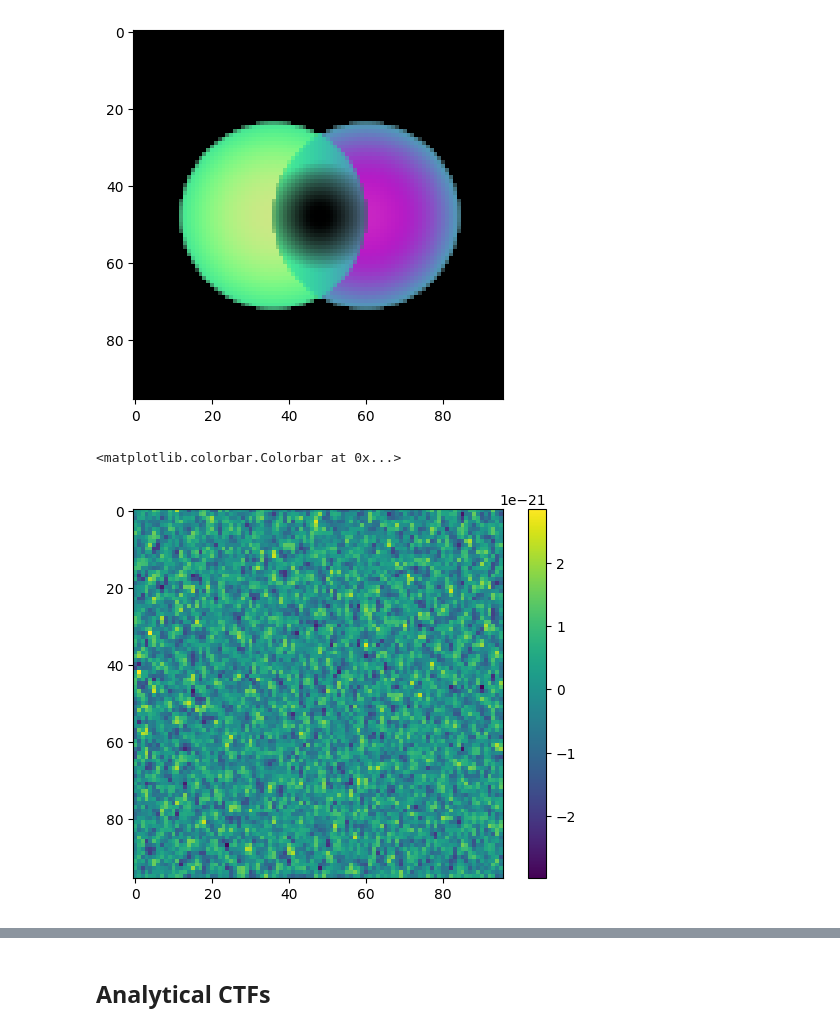
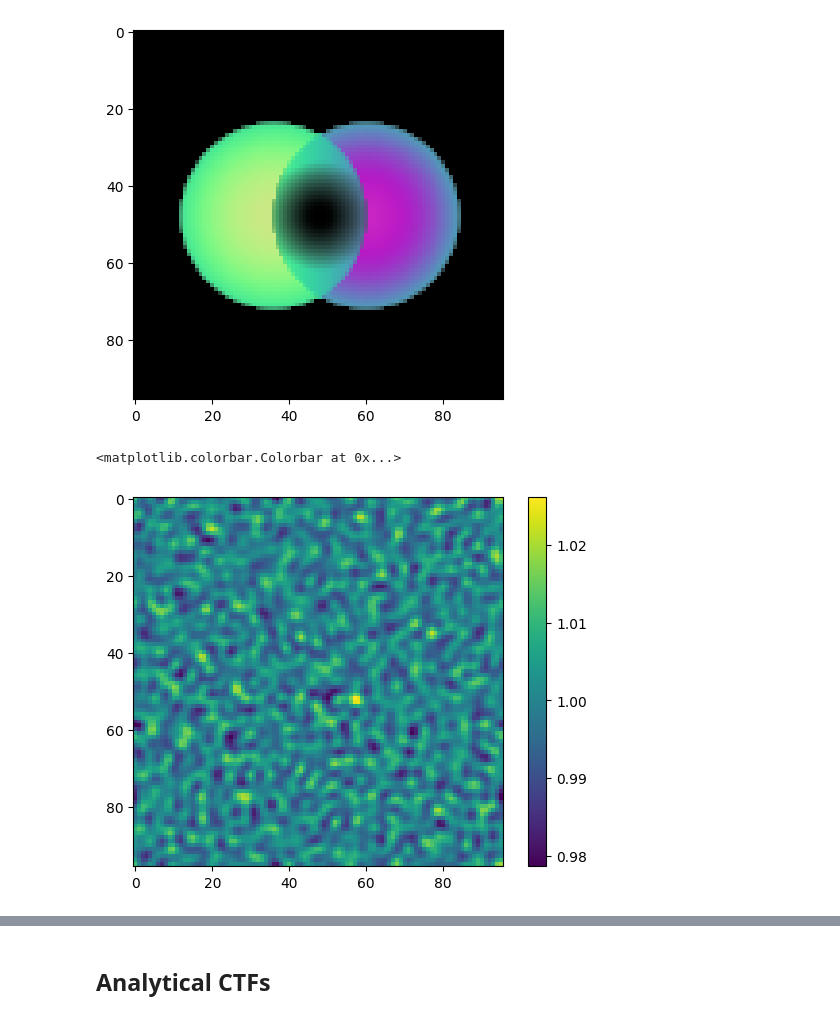
Before and after one commit to msa-em/stem-transfer-of-information, a Jupyter notebook: notebooks/icom-ssnr.ipynb, the cells around one changed output, grey strips where cells are left out. Saved outputs shown, nothing was run; the diff lists cells and outputs as text; code cells hidden in the pictures.

```diff
--- a/notebooks/icom-ssnr.ipynb
+++ b/notebooks/icom-ssnr.ipynb
@@ -358,11 +495,11 @@ plt.imshow(
 [figure]
 # %%
 plt.imshow(
-    np.fft.ifft2(np.fft.fft2(vbfs[100]) * weights[100].conj()).real
+    vbfs[100]
 )
 plt.colorbar()
 # %% [output]
 <matplotlib.colorbar.Colorbar at 0x...>
-[figure, old version]
+[figure, new version]
 # %%
 plt.imshow(
```
Also changed, not shown: parts of 25 cells of this notebook.
